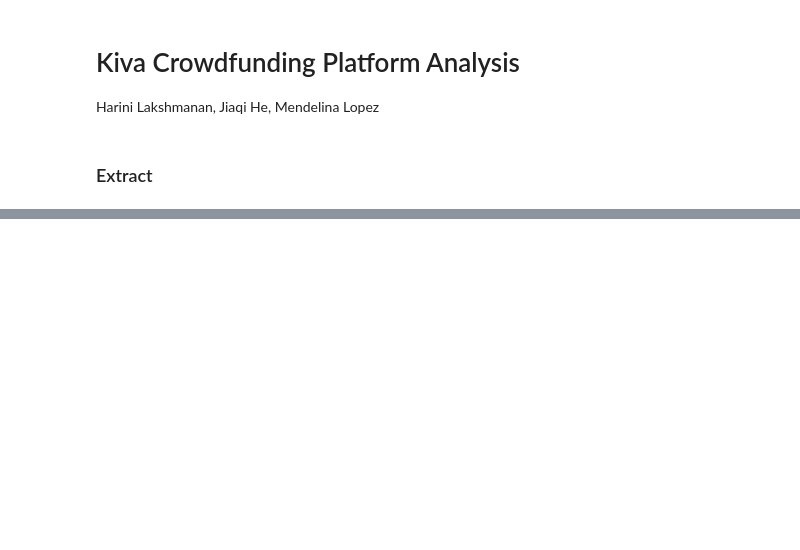
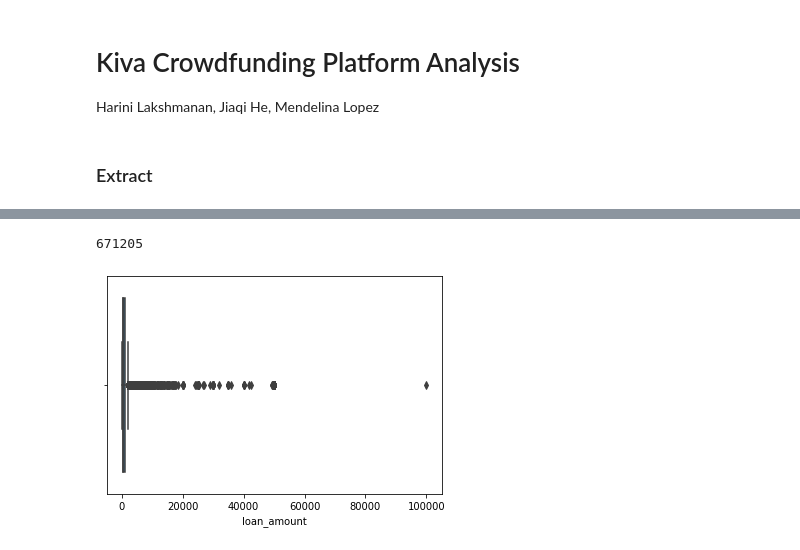
Before and after one commit to harinigautham/Practical-Engineering_ADS_507, a Jupyter notebook: Team 4 - Final Project.ipynb, the cells around one changed output, grey strips where cells are left out. Saved outputs shown, nothing was run; the diff lists cells and outputs as text; code cells hidden in the pictures; blank space fills up the shorter version.

```diff
--- a/Team 4 - Final Project.ipynb
+++ b/Team 4 - Final Project.ipynb
@@ -13,6 +21,6 @@ from sqlalchemy import create_engine
 # %%
 # Import csv files to SQL
-loans=pd.read_csv('/Users/kayan/Desktop/507_final_project/kiva_loans.csv')
-mpi_region=pd.read_csv('/Users/kayan/Desktop/507_final_project/kiva_mpi_region_locations.csv')
-theme_ids=pd.read_csv('/Users/kayan/Desktop/507_final_project/loan_theme_ids.csv')
-theme_region=pd.read_csv('/Users/kayan/Desktop/507_final_project/loan_themes_by_region.csv')
+loans=pd.read_csv('/Users/mendi/Desktop/USD Class Files/ADS 507/Datasets/kiva_loans.csv')
+mpi_region=pd.read_csv('/Users/mendi/Desktop/USD Class Files/ADS 507/Datasets/kiva_mpi_region_locations.csv')
+theme_ids=pd.read_csv('/Users/mendi/Desktop/USD Class Files/ADS 507/Datasets/loan_theme_ids.csv')
+theme_region=pd.read_csv('/Users/mendi/Desktop/USD Class Files/ADS 507/Datasets/loan_themes_by_region.csv')
@@ -27,0 +67,10 @@ cursor.execute("use kiva")
+# %%
+len(loans.index)
+# %% [output]
+671205
+# %%
+sns.boxplot(x=loans['loan_amount'])
+
+plt.show()
+# %% [output]
+[figure, added]
```
Also changed, not shown: parts of 22 cells of this notebook.
